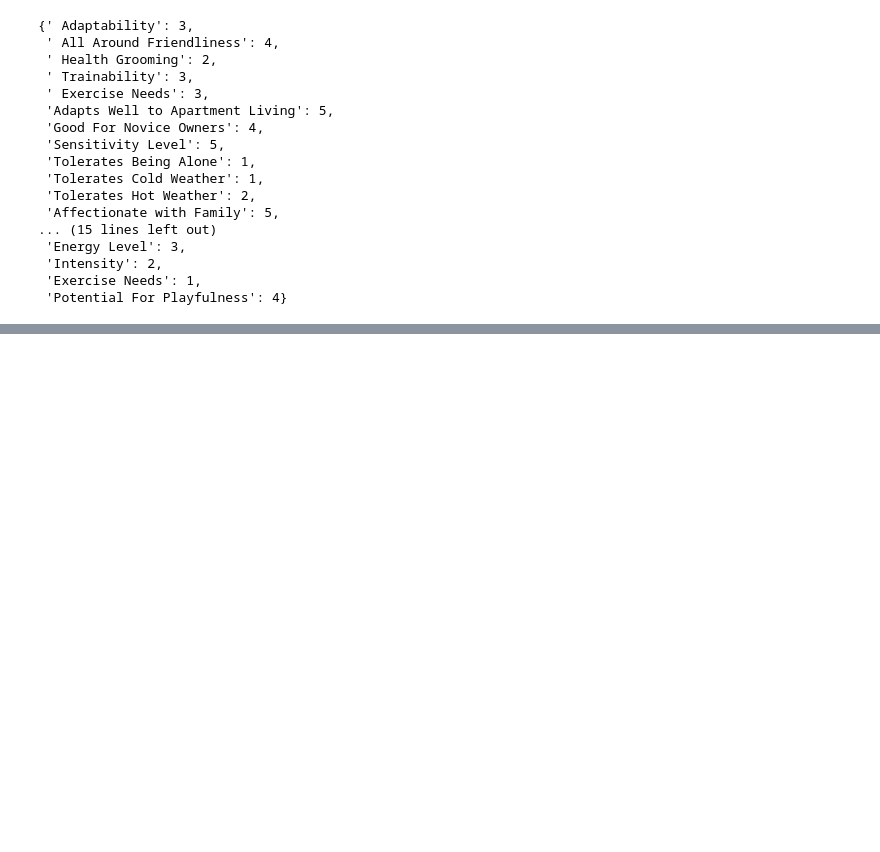
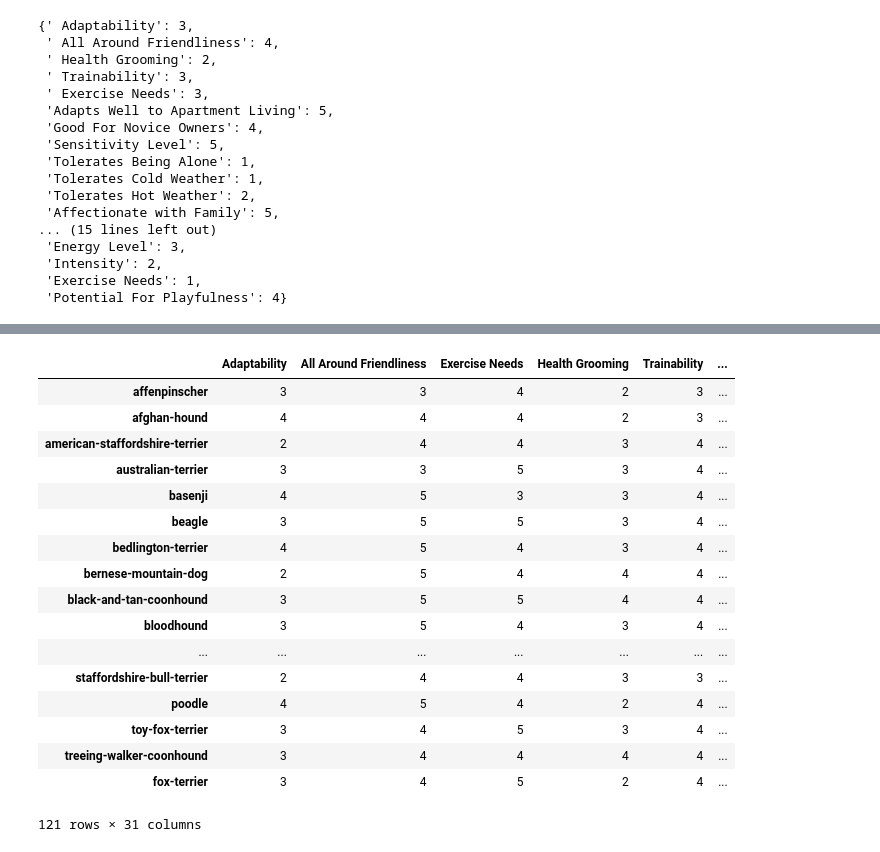
Before and after one commit to cjherman6/dsi-capstone, a Jupyter notebook: capstone_scrape.ipynb, the cells around one changed output, grey strips where cells are left out. Cells and saved outputs as stored; diff of their text form; code cells hidden in the pictures; blank space fills up the shorter version.

Commit message:
got ratings data into a pd Dataframe

```diff
--- a/capstone_scrape.ipynb
+++ b/capstone_scrape.ipynb
@@ -200,7 +200,7 @@ scrape_to_kaggle_dict['german-shorthaired-pointer'] = 'german-short-haired-point
 scrape_to_kaggle_dict['belgian-sheepdog'] = 'groenendael'
 scrape_to_kaggle_dict['japanese-chin'] = 'japanese-spaniel'
 scrape_to_kaggle_dict['maltese'] = 'maltese-dog'
-scrape_to_kaggle_dict['xoloitzcuintli'] = 'mexican-hairless'
+scrape_to_kaggle_dict['xoloitzuintli'] = 'mexican-hairless'
 #scrape_to_kaggle_dict['poodle'] = miniature-poodle
 scrape_to_kaggle_dict['pekingese'] = 'pekinese'
 scrape_to_kaggle_dict['scottish-terrier'] = 'scotch-terrier'
@@ -444,4 +440,4 @@ def dogtime_scrape(breed_list):
     return output
 # %%
 breed_list = list(scrape_to_kaggle_dict.keys())
-dogtime_scrape(breed_list)
+data = dogtime_scrape(breed_list)
@@ -494,0 +464,23 @@ test_dict
+# %%
+df = pd.DataFrame(data)
+# %%
+df.T
+# %% [output]
+|  | Adaptability | All Around Friendliness | Exercise Needs | Health Grooming | Trainability | ... |
+| affenpinscher | 3 | 3 | 4 | 2 | 3 | ... |
+| afghan-hound | 4 | 4 | 4 | 2 | 3 | ... |
+| american-staffordshire-terrier | 2 | 4 | 4 | 3 | 4 | ... |
+| australian-terrier | 3 | 3 | 5 | 3 | 4 | ... |
+| basenji | 4 | 5 | 3 | 3 | 4 | ... |
+| beagle | 3 | 5 | 5 | 3 | 4 | ... |
+| bedlington-terrier | 4 | 5 | 4 | 3 | 4 | ... |
+| bernese-mountain-dog | 2 | 5 | 4 | 4 | 4 | ... |
+| black-and-tan-coonhound | 3 | 5 | 5 | 4 | 4 | ... |
+| bloodhound | 3 | 5 | 4 | 3 | 4 | ... |
+| ... | ... | ... | ... | ... | ... | ... |
+| staffordshire-bull-terrier | 2 | 4 | 4 | 3 | 3 | ... |
+| poodle | 4 | 5 | 4 | 2 | 4 | ... |
+| toy-fox-terrier | 3 | 4 | 5 | 3 | 4 | ... |
+| treeing-walker-coonhound | 3 | 4 | 4 | 4 | 4 | ... |
+| fox-terrier | 3 | 4 | 5 | 2 | 4 | ... |
+121 rows × 31 columns
```
Also changed, not shown: parts of 11 cells of this notebook.
